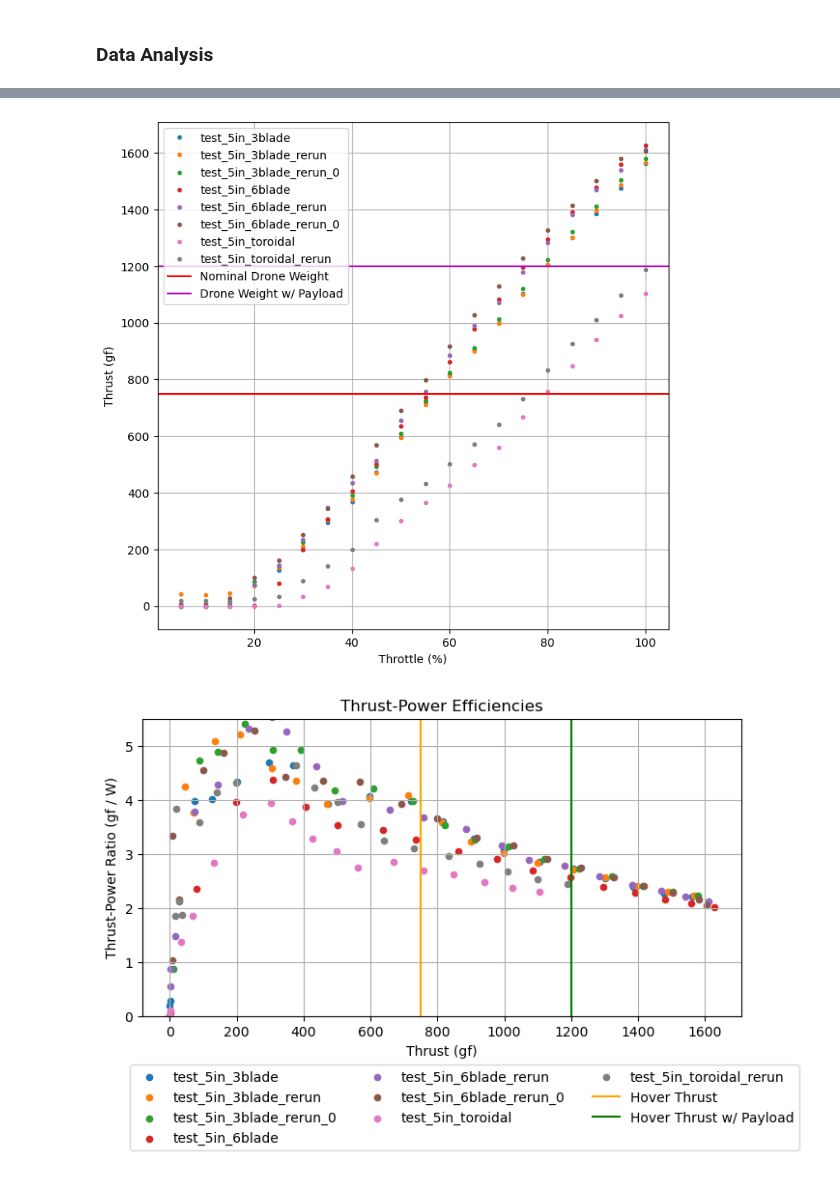
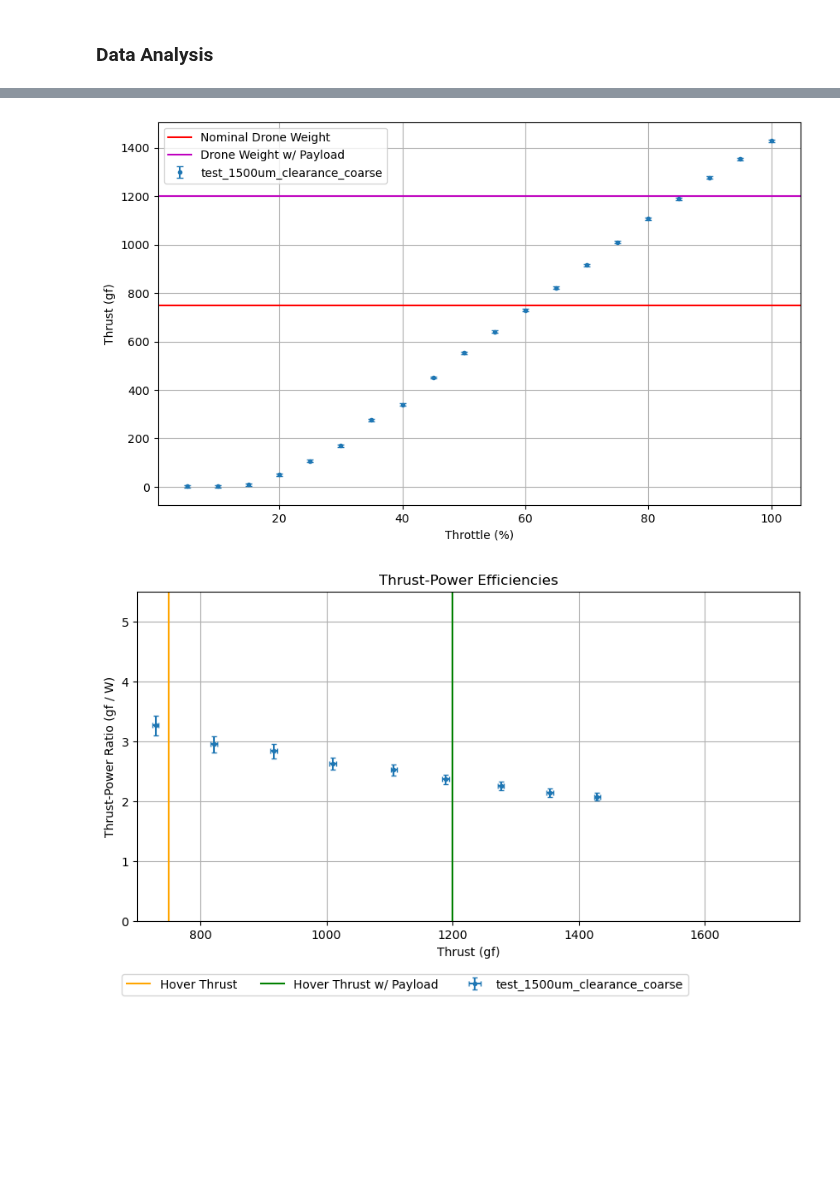
Before and after one commit to gtaharaedmonds/coaxial-drone, a Jupyter notebook: thrust_jig/test_runner/coarse_tip_clearance_experiment_notebook.ipynb, the cells around one changed output, grey strips where cells are left out. Saved outputs shown, nothing was run; the diff lists cells and outputs as text; code cells hidden in the pictures; blank space fills up the shorter version.

```diff
--- a/thrust_jig/test_runner/coarse_tip_clearance_experiment_notebook.ipynb
+++ b/thrust_jig/test_runner/coarse_tip_clearance_experiment_notebook.ipynb
@@ -47,7 +47,7 @@ test_directory = Path("../test_data/coarse_tip_clearance/")
 data_dict = {}
 # %%
 data_dict["test_1500um_clearance_coarse"] = test_run(
-    filename=test_directory / "1500um_clearance_coarse.csv", plan=plan
+    filename=test_directory / "test_5in_6blade_1500um.csv", plan=plan
 )
 # %% [output]
 Loading saved data
@@ -153,7 +137,7 @@ df_steps = (
         names=["throttle"],
     )
     .groupby(["test_name", "throttle"])
-    .mean()
+    .agg(["mean", "std"])
 )
 
 df_steps
@@ -183,7 +172,7 @@ for subfig, (n, grp) in zip(subfigs, df_all.groupby("test_name")):
     for ax, col in zip(axs.flat, grp):
         grp.reset_index("test_name").plot(ax=ax, y=col)
         ax.hlines(
-            df_steps[col].loc[n],
+            df_steps[col].loc[n]["mean"],
             step_start_times + transient_offset_ms,
             step_start_times + transient_offset_ms + stable_step_duration_ms,
             colors="C1",
@@ -196,19 +185,37 @@ for subfig, (n, grp) in zip(subfigs, df_all.groupby("test_name")):
 # %%
-thrust_mean_g = df_steps["thrust_N"] / 9.81 * 1e3
-thrust_mean_g = thrust_mean_g * (thrust_mean_g > 0)
+thrust_mean_g = df_steps["thrust_N"]["mean"] / 9.81 * 1e3
+thrust_g_err = 5
+
 hover_thrust_g = 750
 payload_thrust_g = 1200
 
-hall_current_mean = df_steps["top_current_A"] + df_steps["bottom_current_A"]
-batt_voltage_mean = df_steps["batt_voltage_V"]
+hall_current_mean = df_steps["top_current_A"]["mean"] + df_steps["bottom_current_A"]["mean"]
+hall_current_rel_err = (0.02294 * hall_current_mean + 0.3734) / hall_current_mean
+
+batt_voltage_mean = df_steps["batt_voltage_V"]["mean"]
+batt_voltage_rel_err = 0.025 / 14.8
+
+shunt_current_mean = df_steps["batt_current_A"]["mean"]
+shunt_power_mean = shunt_current_mean * batt_voltage_mean
+
 batt_power_mean = hall_current_mean * batt_voltage_mean
+batt_power_rel_err = np.sqrt(hall_current_rel_err**2 + batt_voltage_rel_err**2)
+
+thrust_power_rel_err = np.sqrt((thrust_g_err / thrust_mean_g)**2 + batt_power_rel_err**2)
+thrust_mean_g = thrust_mean_g * (thrust_mean_g > 0)
 
 df_thrust_power = pd.DataFrame(
     {
         "thrust_mean_g": thrust_mean_g,
         "batt_power_mean": batt_power_mean,
+        "shunt_power_mean": shunt_power_mean,
         "thrust_power_g_W": thrust_mean_g / batt_power_mean,
+        "shunt_thrust_power_g_W": thrust_mean_g / shunt_power_mean,
+        "batt_power_err": batt_power_rel_err * batt_power_mean,
+        "thrust_g_err": thrust_g_err,
+        "thrust_power_err": thrust_power_rel_err * (thrust_mean_g / batt_power_mean)
     }
 )
-df_thrust_power.loc["test_5in_toroidal_rerun"]
+
+batt_power_rel_err
 # %% [output]
@@ -233,23 +239,26 @@ df_thrust_power.loc["test_5in_toroidal_rerun"]
 # %%
-thrust_mean_g.unstack("test_name").plot(style=".", figsize=(8, 8))
+plt.figure(figsize=(10, 6))
+for n, grp in df_thrust_power.groupby("test_name"):
+    plt.errorbar(x=grp.index.get_level_values("throttle"), y="thrust_mean_g", yerr="thrust_g_err", data=grp, label=n, fmt='o', capsize=3, markersize=3)
 plt.xlabel("Throttle (%)")
 plt.ylabel("Thrust (gf)")
 plt.axhline(hover_thrust_g, color="r", label="Nominal Drone Weight")
 plt.axhline(payload_thrust_g, color="m", label="Drone Weight w/ Payload")
 plt.legend()
 plt.grid()
 plt.show()
 # %% [output]
-[figure, old version]
+[figure, new version]
 # %%
 # TODO: nominal thrust-weight ratio plot
 # thrust_mean_g.iloc[-1] / hover_thrust_g
 # %%
-fig = plt.figure(figsize=(8, 4))
+fig = plt.figure(figsize=(10, 5))
 for n, grp in df_thrust_power.groupby("test_name"):
-    plt.scatter(x="thrust_mean_g", y="thrust_power_g_W", data=grp, label=n, s=20)
+    plt.errorbar(x="thrust_mean_g", y="thrust_power_g_W", xerr="thrust_g_err", yerr="thrust_power_err", data=grp, label=n, fmt='o', markersize=3, capsize=2)
 plt.xlabel("Thrust (gf)")
 plt.ylabel("Thrust-Power Ratio (gf / W)")
+plt.xlim(700, 1750)
 plt.ylim(0,5.5)
 plt.axvline(hover_thrust_g, color="orange", label="Hover Thrust")
 plt.axvline(payload_thrust_g, color="g", label="Hover Thrust w/ Payload")
@@ -258,7 +267,7 @@ plt.legend(ncols=3, bbox_transform=fig.transFigure, bbox_to_anchor=(0.1, 0), loc
 plt.title("Thrust-Power Efficiencies")
 plt.show()
 # %% [output]
-[figure, old version]
+[figure, new version]
 # %%
 plt.figure(figsize=(10, 6))
 for n, grp in df_thrust_power.groupby("test_name"):
```
Also changed, not shown: parts of 12 cells of this notebook, 2 other files.
